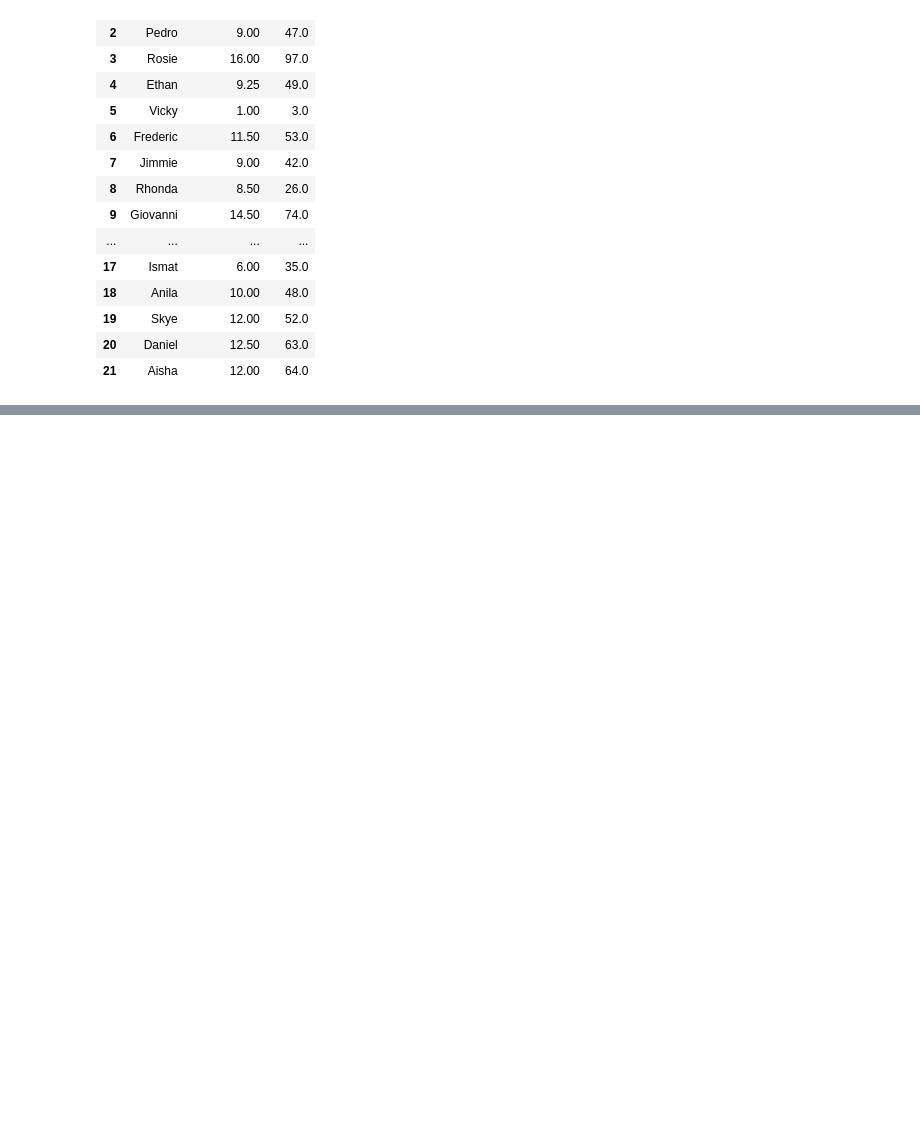
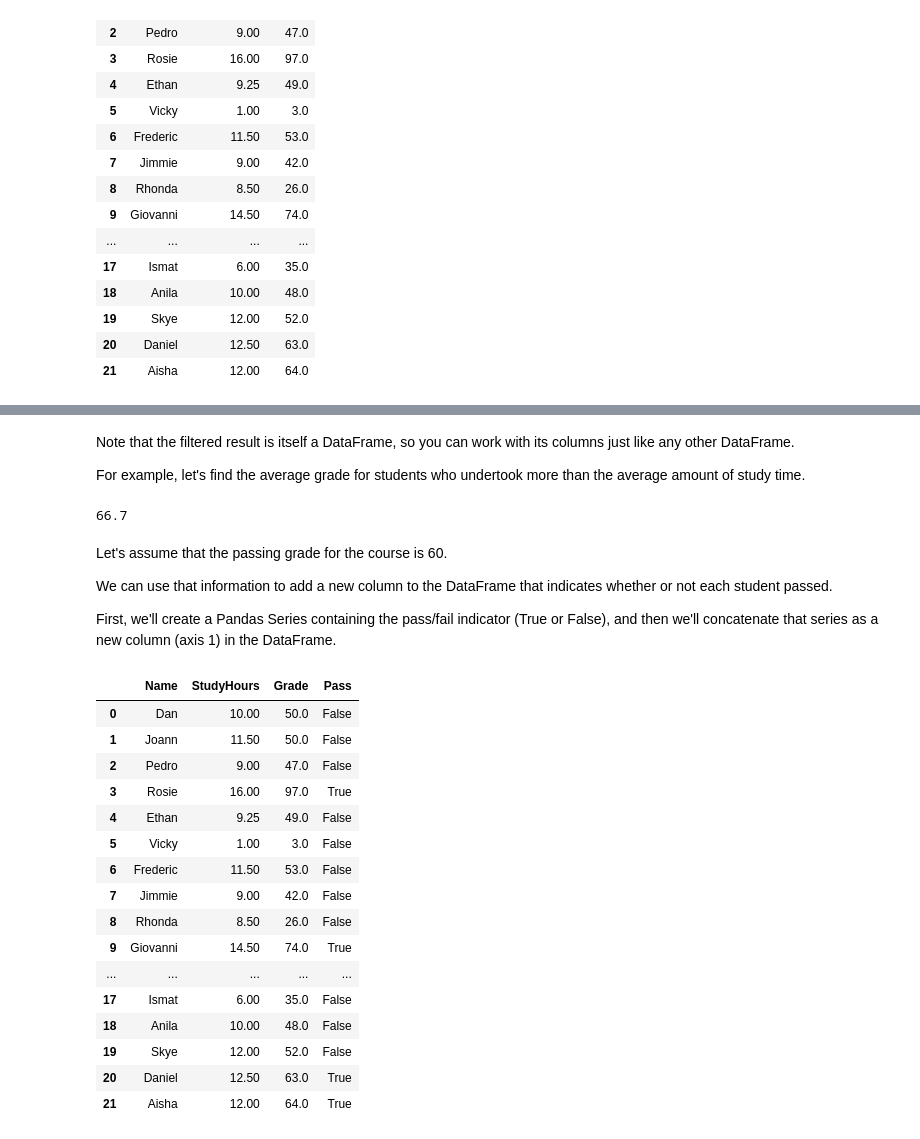
Before and after one commit to migueltrujillo07/MyDataRoad, a Jupyter notebook: exploreData.ipynb, the cells around one changed output, grey strips where cells are left out. Drawn from its saved outputs; the diff is of its cells as text; code cells hidden in the pictures; blank space fills up the shorter version.

Commit message:
Explore Data in the DataFrame

```diff
--- a/exploreData.ipynb
+++ b/exploreData.ipynb
@@ -310,0 +343,38 @@ df_students
+# %% [markdown]
+Note that the filtered result is itself a DataFrame, so you can work with its columns just like any other DataFrame.
+
+For example, let's find the average grade for students who undertook more than the average amount of study time.
+# %%
+# What was their mean grade?
+df_students[df_students.StudyHours > mean_study].Grade.mean()
+# %% [output]
+66.7
+# %% [markdown]
+Let's assume that the passing grade for the course is 60.
+
+We can use that information to add a new column to the DataFrame that indicates whether or not each student passed.
+
+First, we'll create a Pandas Series containing the pass/fail indicator (True or False), and then we'll concatenate that series as a new column (axis 1) in the DataFrame.
+# %%
+passes  = pd.Series(df_students['Grade'] >= 60)
+df_students = pd.concat([df_students, passes.rename("Pass")], axis=1)
+
+df_students
+# %% [output]
+|  | Name | StudyHours | Grade | Pass |
+| 0 | Dan | 10.00 | 50.0 | False |
+| 1 | Joann | 11.50 | 50.0 | False |
+| 2 | Pedro | 9.00 | 47.0 | False |
+| 3 | Rosie | 16.00 | 97.0 | True |
+| 4 | Ethan | 9.25 | 49.0 | False |
+| 5 | Vicky | 1.00 | 3.0 | False |
+| 6 | Frederic | 11.50 | 53.0 | False |
+| 7 | Jimmie | 9.00 | 42.0 | False |
+| 8 | Rhonda | 8.50 | 26.0 | False |
+| 9 | Giovanni | 14.50 | 74.0 | True |
+| ... | ... | ... | ... | ... |
+| 17 | Ismat | 6.00 | 35.0 | False |
+| 18 | Anila | 10.00 | 48.0 | False |
+| 19 | Skye | 12.00 | 52.0 | False |
+| 20 | Daniel | 12.50 | 63.0 | True |
+| 21 | Aisha | 12.00 | 64.0 | True |
```
Also changed, not shown: parts of 10 cells of this notebook.
